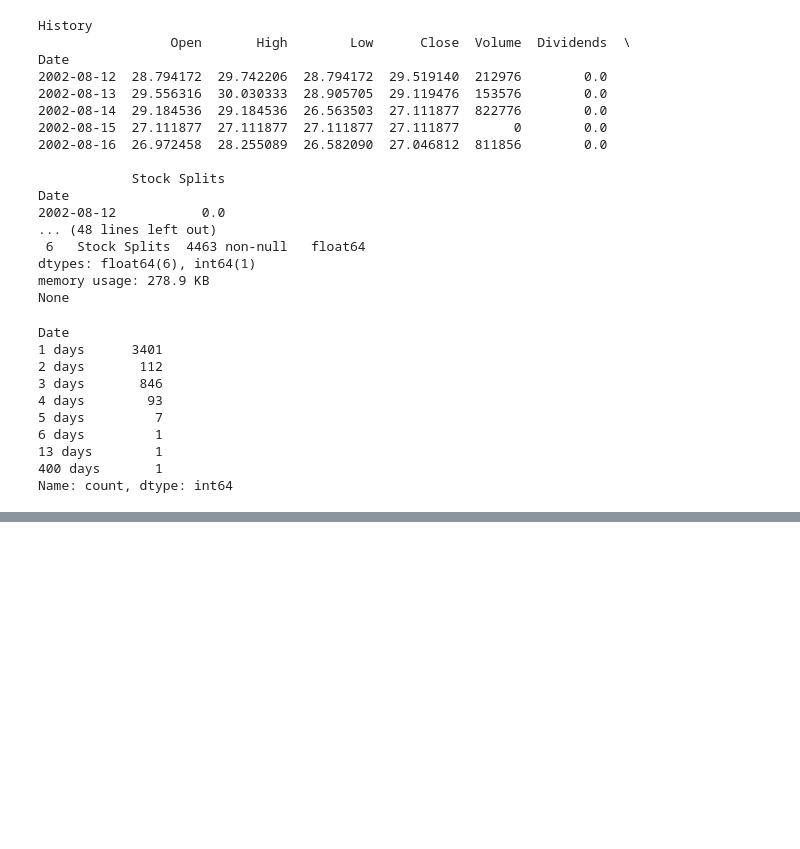
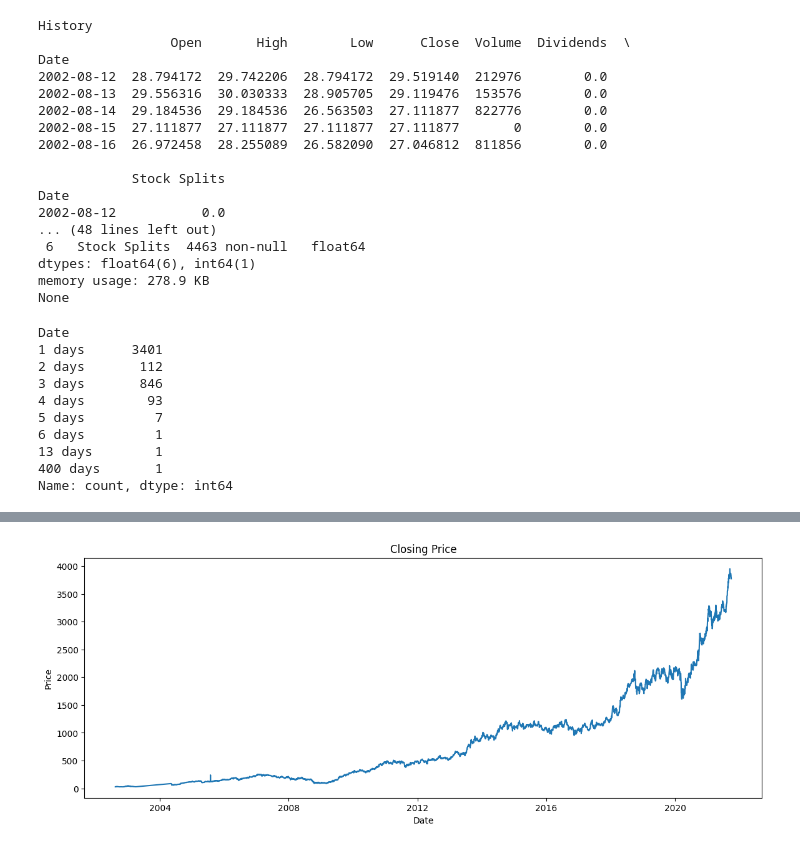
Before and after one commit to ghansham01/learning-machines, a Jupyter notebook: TCS Stock Data/TCS.ipynb, the cells around one changed output, grey strips where cells are left out. Saved outputs shown, nothing was run; the diff lists cells and outputs as text; code cells hidden in the pictures; blank space fills up the shorter version.

```diff
--- a/TCS Stock Data/TCS.ipynb
+++ b/TCS Stock Data/TCS.ipynb
@@ -69,3 +69,10 @@ Date
 13 days        1
 400 days       1
 Name: count, dtype: int64
+# %%
+history["Return"] = history["Close"].pct_change()
+
+# Remove the first NaN created by pct_change
+history = history.dropna()
+
+history.head()
@@ -71,0 +87,11 @@ Name: count, dtype: int64
+# %%
+plt.figure(figsize=(14,5))
+
+plt.plot(history.index, history["Close"])
+plt.title("Closing Price")
+plt.xlabel("Date")
+plt.ylabel("Price")
+
+plt.show()
+# %% [output]
+[figure, added]
```
Also changed, not shown: parts of 11 cells of this notebook, 3 other files.
